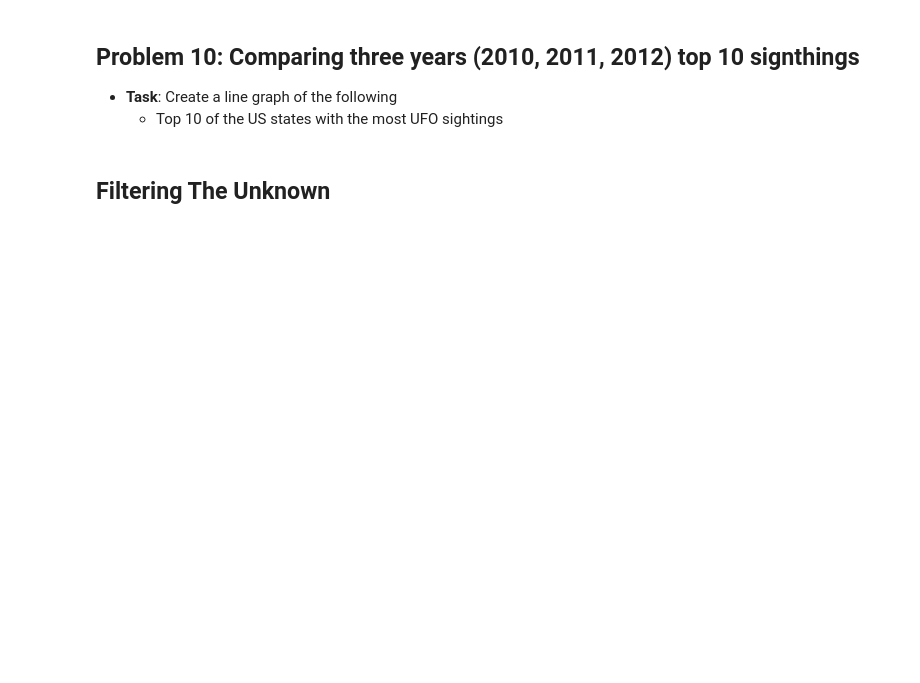
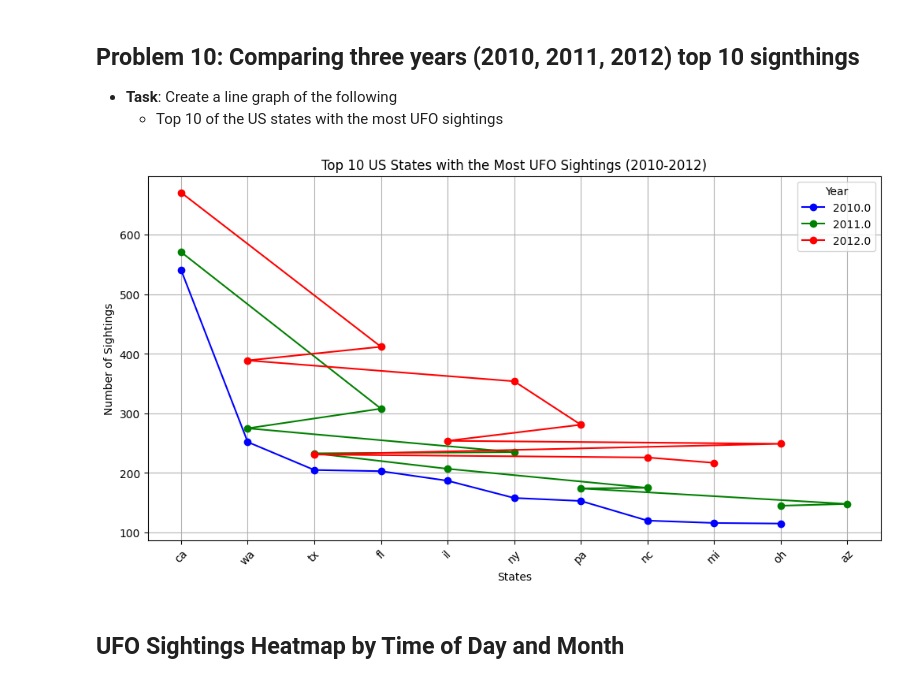
Before and after one commit to mairasiddiqi/MairaSiddiqiPythonASEProjects, a Jupyter notebook: Fundamentals1/Maira_Siddiqi_UFO_Sightings_Data_Analysis.ipynb, the cells around one changed output. Cells and saved outputs as stored; diff of their text form; code cells hidden in the pictures; blank space fills up the shorter version.

```diff
--- a/Fundamentals1/Maira_Siddiqi_UFO_Sightings_Data_Analysis.ipynb
+++ b/Fundamentals1/Maira_Siddiqi_UFO_Sightings_Data_Analysis.ipynb
@@ -207,6 +244,36 @@ Shortest significant sighting duration: 0.001 seconds
 - **Task**: Create a line graph of the following
   - Top 10 of the US states with the most UFO sightings
 # %%
-# Write you code here
+import pandas as pd
+import matplotlib.pyplot as plt
+
+df = pd.read_csv('ufo-sightings.csv', low_memory=False)
+
+df['datetime'] = pd.to_datetime(df['datetime'], errors='coerce')
+df['year'] = df['datetime'].dt.year
+
+df_filtered = df[df['year'].isin([2010, 2011, 2012])]
+state_counts = df_filtered.groupby(['year', 'state']).size().reset_index(name='count')
+
+# For each year, get the top 10 states without using apply
+top_10_states_per_year = state_counts.sort_values(['year', 'count'], ascending=[True, False]) \
+    .groupby('year').head(10).reset_index(drop=True)
+
+plt.figure(figsize=(12, 6))
+colors = {2010: 'b', 2011: 'g', 2012: 'r'}
+
+for year, data in top_10_states_per_year.groupby('year'):
+    plt.plot(data['state'], data['count'], marker='o', linestyle='-', color=colors[year], label=f"{year}")
+
+plt.xlabel("States")
+plt.ylabel("Number of Sightings")
+plt.title("Top 10 US States with the Most UFO Sightings (2010-2012)")
+plt.xticks(rotation=45)
+plt.legend(title="Year")
+plt.grid(True)
+
+plt.show()
+# %% [output]
+[figure, added]
 # %% [markdown]
-## Filtering The Unknown
+## UFO Sightings Heatmap by Time of Day and Month
```
Also changed, not shown: parts of 5 cells of this notebook.
